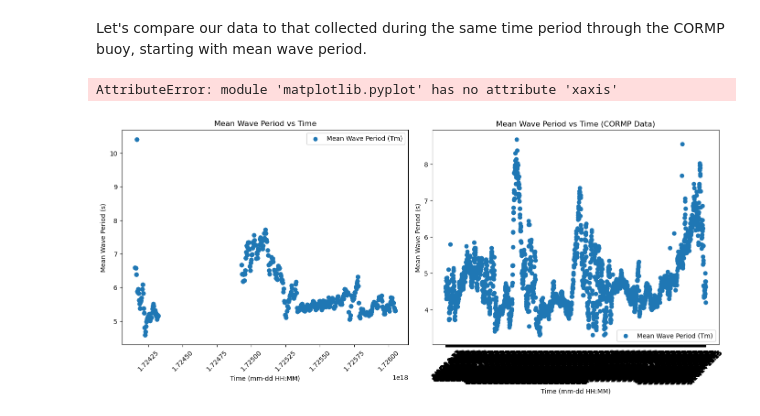
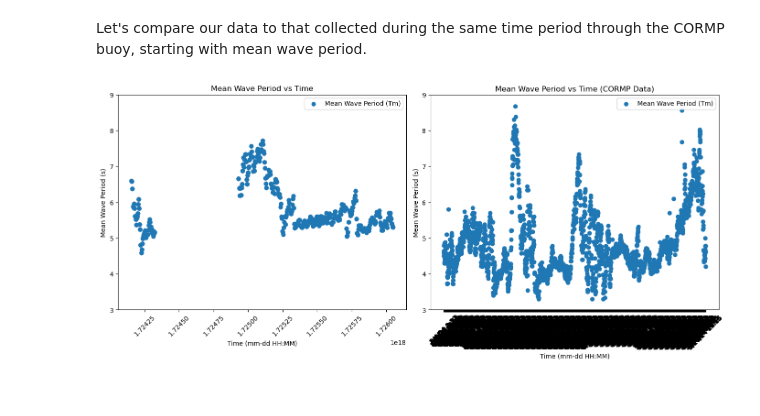
Before and after one commit to NCSU-CHAZ/BOEM-Oak-Island, a Jupyter notebook: notebooks/BOEM_bulkstats.ipynb, the cells around one changed output. Drawn from its saved outputs; the diff is of its cells as text; code cells hidden in the pictures.

```diff
--- a/notebooks/BOEM_bulkstats.ipynb
+++ b/notebooks/BOEM_bulkstats.ipynb
@@ -218,31 +218,32 @@ Let's compare our data to that collected during the same time period through the
 # %%
 # Plot Mean Wave Period vs Time
 fig=plt.figure(figsize=(14,6))
 plt.subplot(1,2,1)
 plt.scatter(waves["Time"], waves["MeanPeriod"], label="Mean Wave Period (Tm)")
 
 # Formatting
 plt.xlabel("Time (mm-dd HH:MM)")
 plt.ylabel("Mean Wave Period (s)")
 plt.title("Mean Wave Period vs Time")
+plt.ylim(3,9)
 plt.legend()
 plt.tight_layout()
 #plt.gca().xaxis.set_major_formatter(mdates.DateFormatter('%m-%d %H:%M'))
 plt.xticks(rotation=45)
 
 plt.subplot(1,2,2)
 plt.scatter(CTime, CMeanPeriod, label="Mean Wave Period (Tm)")
 
 # Formatting
 plt.xlabel("Time (mm-dd HH:MM)")
 plt.ylabel("Mean Wave Period (s)")
 plt.title("Mean Wave Period vs Time (CORMP Data)")
+plt.ylim(3,9)
 plt.legend()
 plt.tight_layout()
 #plt.gca().xaxis.set_major_formatter(mdates.DateFormatter('%m-%d %H:%M'))
 plt.xticks(rotation=45)
 
 plt.show()
 # %% [output]
-AttributeError: module 'matplotlib.pyplot' has no attribute 'xaxis'
-[figure, old version]
+[figure, new version]
```
Also changed, not shown: parts of 1 cell of this notebook.
